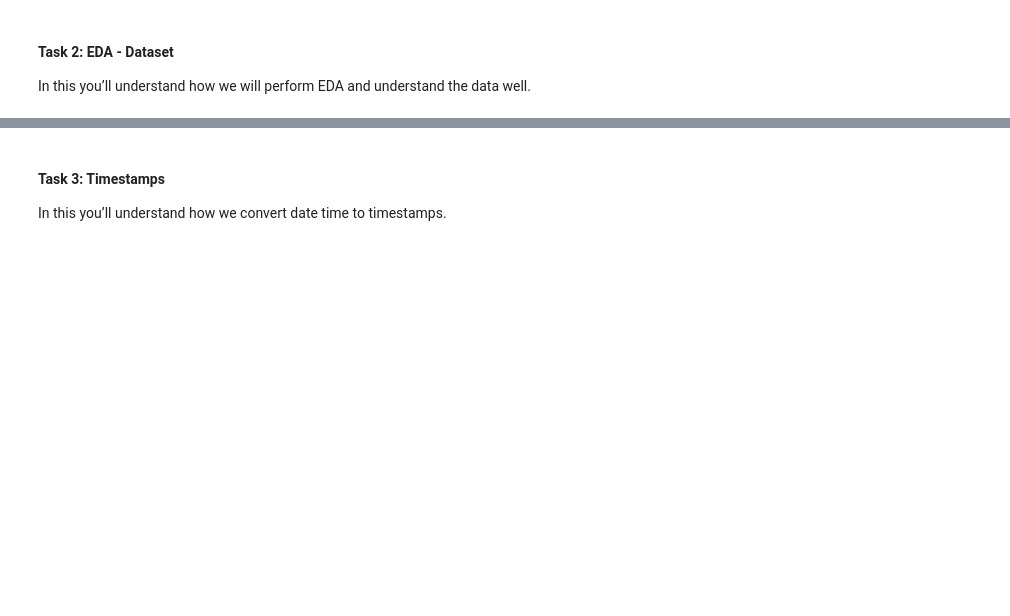
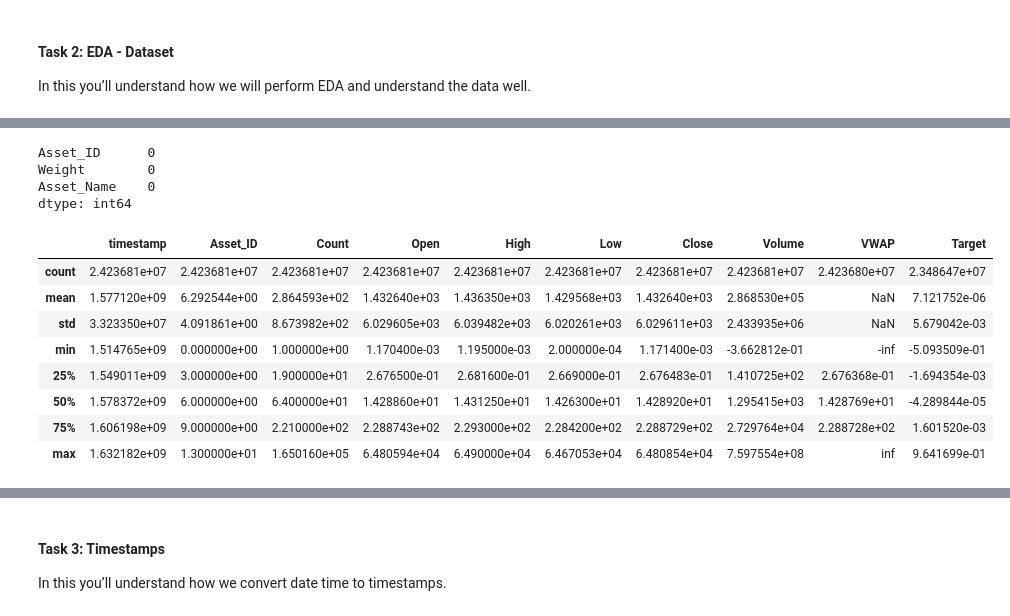
Before and after one commit to amithvardhan99/drivendata, a Jupyter notebook: Crypto Forecasting Model For Market Data 2018 - 2021/notebook.ipynb, the cells around one changed output, grey strips where cells are left out. Saved outputs shown, nothing was run; the diff lists cells and outputs as text; code cells hidden in the pictures; blank space fills up the shorter version.

```diff
--- a/Crypto Forecasting Model For Market Data 2018 - 2021/notebook.ipynb
+++ b/Crypto Forecasting Model For Market Data 2018 - 2021/notebook.ipynb
@@ -67,0 +176,19 @@ In this you’ll understand how we will perform EDA and understand the data well
+# %%
+asset_details.isna().sum()
+# %% [output]
+Asset_ID      0
+Weight        0
+Asset_Name    0
+dtype: int64
+# %%
+train.describe()
+# %% [output]
+|  | timestamp | Asset_ID | Count | Open | High | Low | Close | Volume | VWAP | Target |
+| count | 2.423681e+07 | 2.423681e+07 | 2.423681e+07 | 2.423681e+07 | 2.423681e+07 | 2.423681e+07 | 2.423681e+07 | 2.423681e+07 | 2.423680e+07 | 2.348647e+07 |
+| mean | 1.577120e+09 | 6.292544e+00 | 2.864593e+02 | 1.432640e+03 | 1.436350e+03 | 1.429568e+03 | 1.432640e+03 | 2.868530e+05 | NaN | 7.121752e-06 |
+| std | 3.323350e+07 | 4.091861e+00 | 8.673982e+02 | 6.029605e+03 | 6.039482e+03 | 6.020261e+03 | 6.029611e+03 | 2.433935e+06 | NaN | 5.679042e-03 |
+| min | 1.514765e+09 | 0.000000e+00 | 1.000000e+00 | 1.170400e-03 | 1.195000e-03 | 2.000000e-04 | 1.171400e-03 | -3.662812e-01 | -inf | -5.093509e-01 |
+| 25% | 1.549011e+09 | 3.000000e+00 | 1.900000e+01 | 2.676500e-01 | 2.681600e-01 | 2.669000e-01 | 2.676483e-01 | 1.410725e+02 | 2.676368e-01 | -1.694354e-03 |
+| 50% | 1.578372e+09 | 6.000000e+00 | 6.400000e+01 | 1.428860e+01 | 1.431250e+01 | 1.426300e+01 | 1.428920e+01 | 1.295415e+03 | 1.428769e+01 | -4.289844e-05 |
+| 75% | 1.606198e+09 | 9.000000e+00 | 2.210000e+02 | 2.288743e+02 | 2.293000e+02 | 2.284200e+02 | 2.288729e+02 | 2.729764e+04 | 2.288728e+02 | 1.601520e-03 |
+| max | 1.632182e+09 | 1.300000e+01 | 1.650160e+05 | 6.480594e+04 | 6.490000e+04 | 6.467053e+04 | 6.480854e+04 | 7.597554e+08 | inf | 9.641699e-01 |
```
Also changed, not shown: parts of 15 cells of this notebook.
